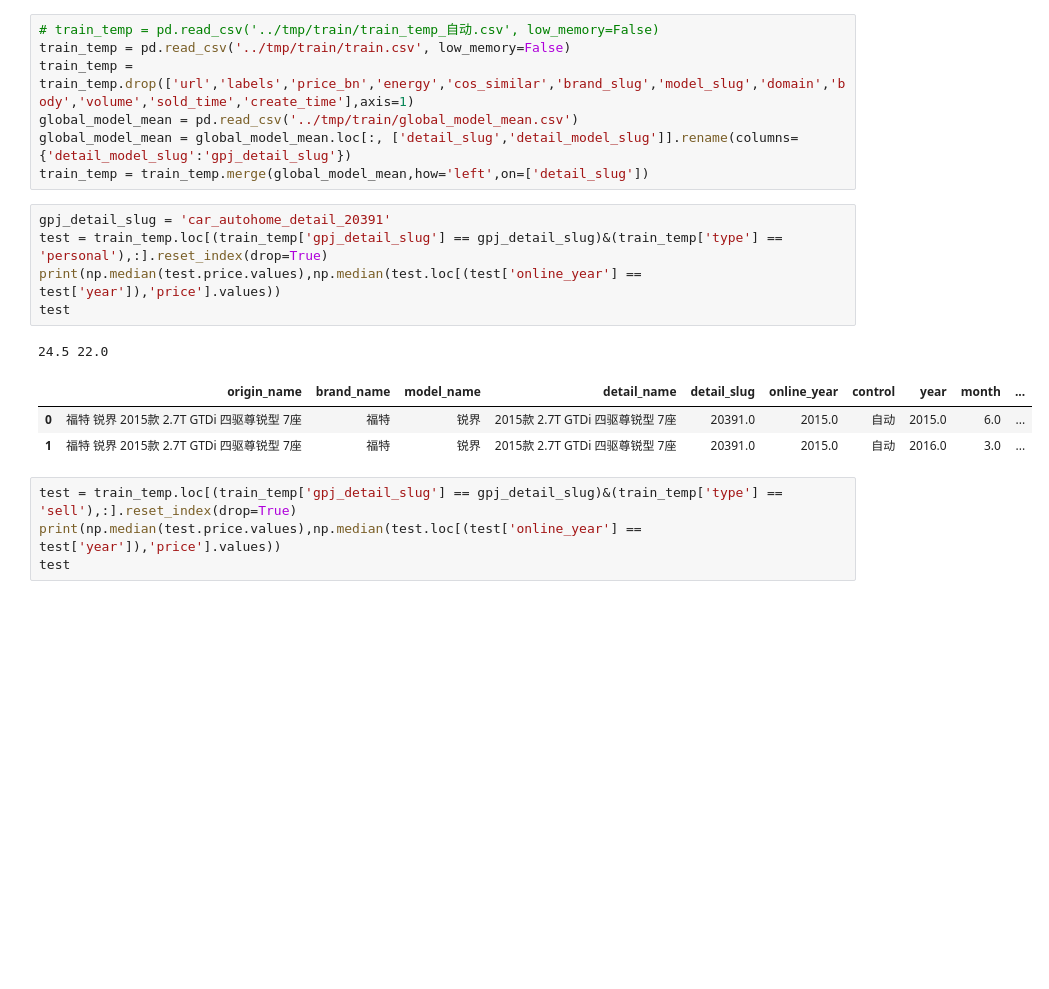
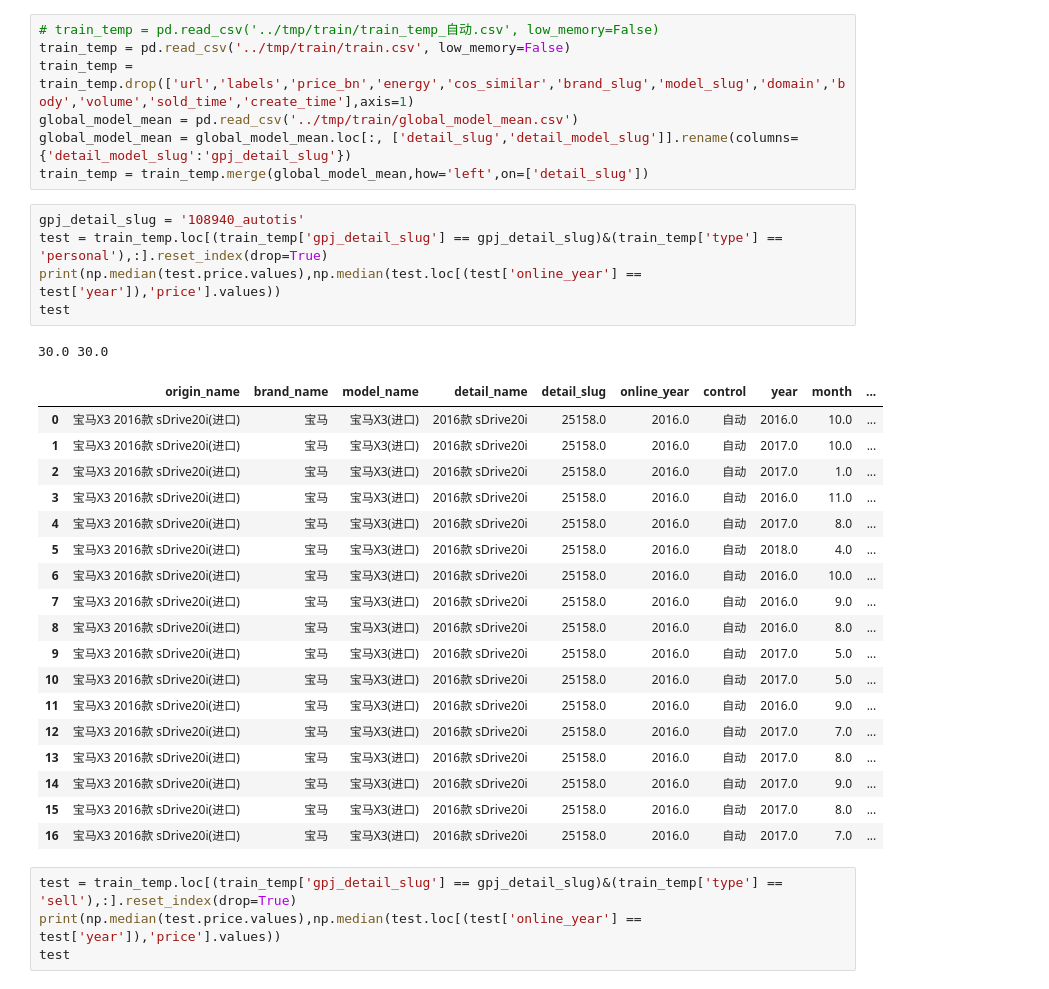
Before and after one commit to dj-lei/evaluation-predict, a Jupyter notebook: jupyter/update_estimate.ipynb, the cells around one changed output. Saved outputs shown, nothing was run; the diff lists cells and outputs as text; blank space fills up the shorter version.

```diff
--- a/jupyter/update_estimate.ipynb
+++ b/jupyter/update_estimate.ipynb
@@ -58,15 +58,30 @@ global_model_mean = pd.read_csv('../tmp/train/global_model_mean.csv')
 global_model_mean = global_model_mean.loc[:, ['detail_slug','detail_model_slug']].rename(columns={'detail_model_slug':'gpj_detail_slug'})
 train_temp = train_temp.merge(global_model_mean,how='left',on=['detail_slug'])
 # %%
-gpj_detail_slug = 'car_autohome_detail_20391'
+gpj_detail_slug = '108940_autotis'
 test = train_temp.loc[(train_temp['gpj_detail_slug'] == gpj_detail_slug)&(train_temp['type'] == 'personal'),:].reset_index(drop=True)
 print(np.median(test.price.values),np.median(test.loc[(test['online_year'] == test['year']),'price'].values))
 test
 # %% [output]
-24.5 22.0
+30.0 30.0
 |  | origin_name | brand_name | model_name | detail_name | detail_slug | online_year | control | year | month | ... |
-| 0 | 福特 锐界 2015款 2.7T GTDi 四驱尊锐型 7座 | 福特 | 锐界 | 2015款 2.7T GTDi 四驱尊锐型 7座 | 20391.0 | 2015.0 | 自动 | 2015.0 | 6.0 | ... |
-| 1 | 福特 锐界 2015款 2.7T GTDi 四驱尊锐型 7座 | 福特 | 锐界 | 2015款 2.7T GTDi 四驱尊锐型 7座 | 20391.0 | 2015.0 | 自动 | 2016.0 | 3.0 | ... |
+| 0 | 宝马X3 2016款 sDrive20i(进口) | 宝马 | 宝马X3(进口) | 2016款 sDrive20i | 25158.0 | 2016.0 | 自动 | 2016.0 | 10.0 | ... |
+| 1 | 宝马X3 2016款 sDrive20i(进口) | 宝马 | 宝马X3(进口) | 2016款 sDrive20i | 25158.0 | 2016.0 | 自动 | 2017.0 | 10.0 | ... |
+| 2 | 宝马X3 2016款 sDrive20i(进口) | 宝马 | 宝马X3(进口) | 2016款 sDrive20i | 25158.0 | 2016.0 | 自动 | 2017.0 | 1.0 | ... |
+| 3 | 宝马X3 2016款 sDrive20i(进口) | 宝马 | 宝马X3(进口) | 2016款 sDrive20i | 25158.0 | 2016.0 | 自动 | 2016.0 | 11.0 | ... |
+| 4 | 宝马X3 2016款 sDrive20i(进口) | 宝马 | 宝马X3(进口) | 2016款 sDrive20i | 25158.0 | 2016.0 | 自动 | 2017.0 | 8.0 | ... |
+| 5 | 宝马X3 2016款 sDrive20i(进口) | 宝马 | 宝马X3(进口) | 2016款 sDrive20i | 25158.0 | 2016.0 | 自动 | 2018.0 | 4.0 | ... |
+| 6 | 宝马X3 2016款 sDrive20i(进口) | 宝马 | 宝马X3(进口) | 2016款 sDrive20i | 25158.0 | 2016.0 | 自动 | 2016.0 | 10.0 | ... |
+| 7 | 宝马X3 2016款 sDrive20i(进口) | 宝马 | 宝马X3(进口) | 2016款 sDrive20i | 25158.0 | 2016.0 | 自动 | 2016.0 | 9.0 | ... |
+| 8 | 宝马X3 2016款 sDrive20i(进口) | 宝马 | 宝马X3(进口) | 2016款 sDrive20i | 25158.0 | 2016.0 | 自动 | 2016.0 | 8.0 | ... |
+| 9 | 宝马X3 2016款 sDrive20i(进口) | 宝马 | 宝马X3(进口) | 2016款 sDrive20i | 25158.0 | 2016.0 | 自动 | 2017.0 | 5.0 | ... |
+| 10 | 宝马X3 2016款 sDrive20i(进口) | 宝马 | 宝马X3(进口) | 2016款 sDrive20i | 25158.0 | 2016.0 | 自动 | 2017.0 | 5.0 | ... |
+| 11 | 宝马X3 2016款 sDrive20i(进口) | 宝马 | 宝马X3(进口) | 2016款 sDrive20i | 25158.0 | 2016.0 | 自动 | 2016.0 | 9.0 | ... |
+| 12 | 宝马X3 2016款 sDrive20i(进口) | 宝马 | 宝马X3(进口) | 2016款 sDrive20i | 25158.0 | 2016.0 | 自动 | 2017.0 | 7.0 | ... |
+| 13 | 宝马X3 2016款 sDrive20i(进口) | 宝马 | 宝马X3(进口) | 2016款 sDrive20i | 25158.0 | 2016.0 | 自动 | 2017.0 | 8.0 | ... |
+| 14 | 宝马X3 2016款 sDrive20i(进口) | 宝马 | 宝马X3(进口) | 2016款 sDrive20i | 25158.0 | 2016.0 | 自动 | 2017.0 | 9.0 | ... |
+| 15 | 宝马X3 2016款 sDrive20i(进口) | 宝马 | 宝马X3(进口) | 2016款 sDrive20i | 25158.0 | 2016.0 | 自动 | 2017.0 | 8.0 | ... |
+| 16 | 宝马X3 2016款 sDrive20i(进口) | 宝马 | 宝马X3(进口) | 2016款 sDrive20i | 25158.0 | 2016.0 | 自动 | 2017.0 | 7.0 | ... |
 # %%
 test = train_temp.loc[(train_temp['gpj_detail_slug'] == gpj_detail_slug)&(train_temp['type'] == 'sell'),:].reset_index(drop=True)
 print(np.median(test.price.values),np.median(test.loc[(test['online_year'] == test['year']),'price'].values))
```
Also changed, not shown: parts of 13 cells of this notebook, 11 other files.
